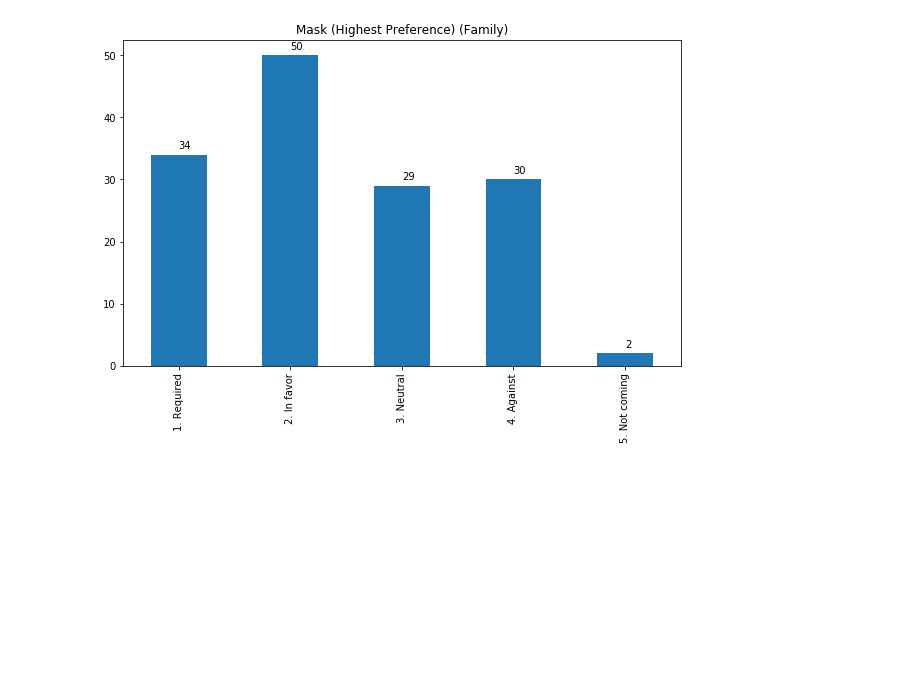
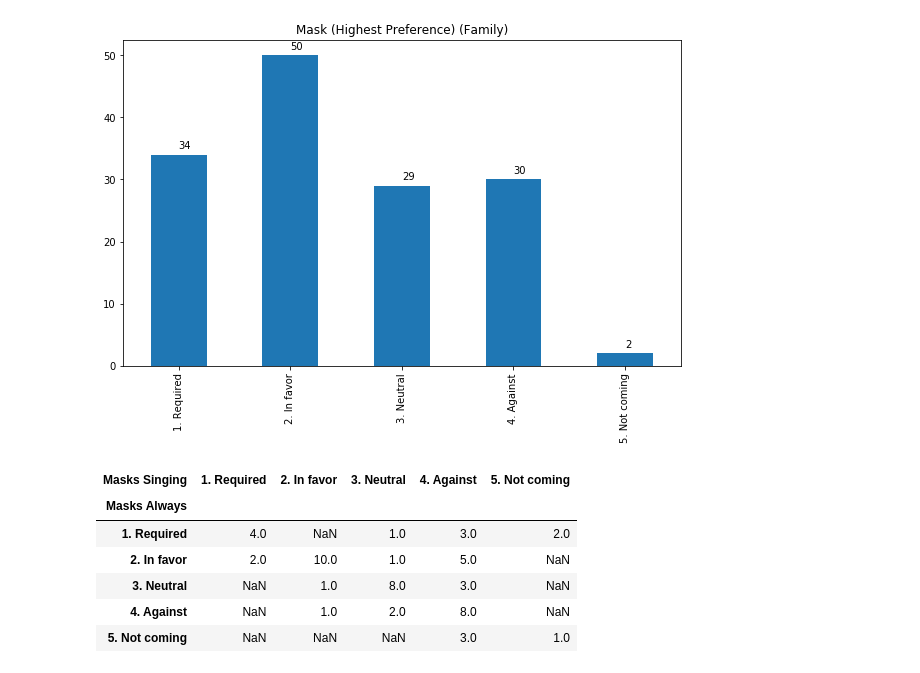
Before and after one commit to wpgabriel/living-hope-church, a Jupyter notebook: LHC Reopening Survey.ipynb, the cells around one changed output. Drawn from its saved outputs; the diff is of its cells as text; code cells hidden in the pictures; blank space fills up the shorter version.

```diff
--- a/LHC Reopening Survey.ipynb
+++ b/LHC Reopening Survey.ipynb
@@ -144,3 +144,13 @@ plotGrouping(mask.groupby(mlbl).sum()['fsize'],altTitle="Mask (Highest Preferenc
 [figure]
 # %%
 twod=csv.groupby(['Masks Always','Masks Singing']).sum()
+twodunstacked=twod['N'].unstack(level=1)
+twodunstacked
+# %% [output]
+| Masks Singing | 1. Required | 2. In favor | 3. Neutral | 4. Against | 5. Not coming |
+| Masks Always |  |  |  |  |  |
+| 1. Required | 4.0 | NaN | 1.0 | 3.0 | 2.0 |
+| 2. In favor | 2.0 | 10.0 | 1.0 | 5.0 | NaN |
+| 3. Neutral | NaN | 1.0 | 8.0 | 3.0 | NaN |
+| 4. Against | NaN | 1.0 | 2.0 | 8.0 | NaN |
+| 5. Not coming | NaN | NaN | NaN | 3.0 | 1.0 |
```
Also changed, not shown: parts of 1 cell of this notebook.
